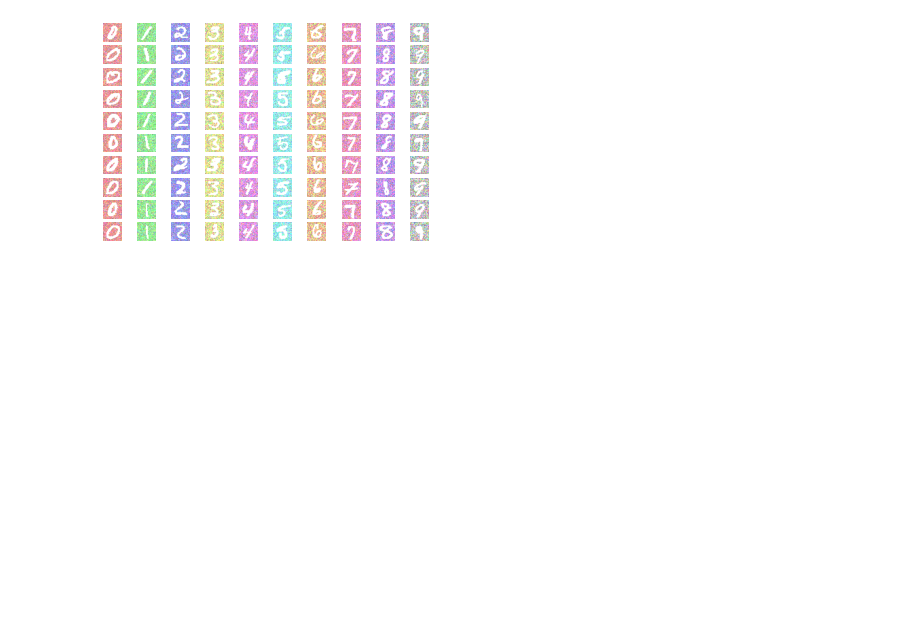
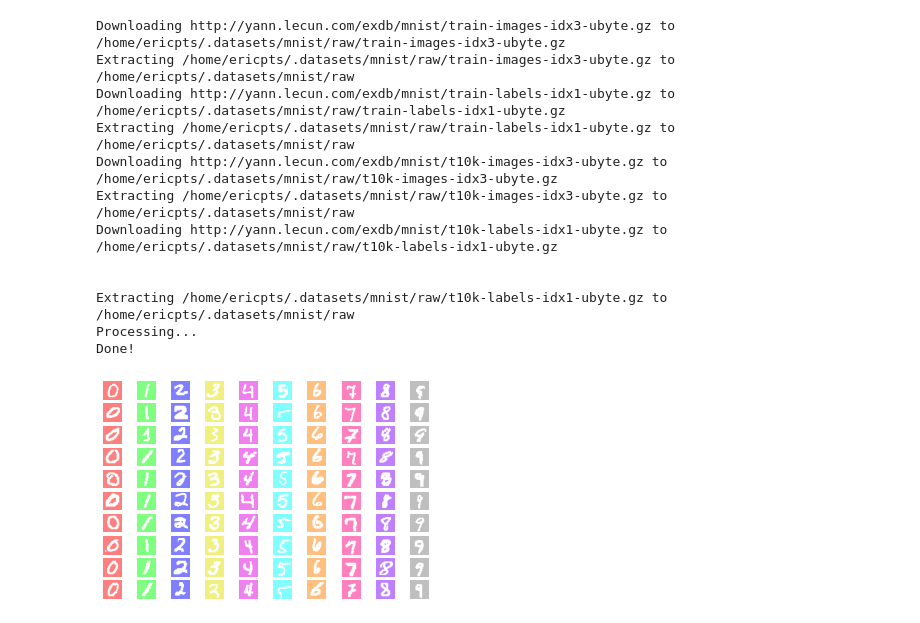
Before and after one commit to ericpts/hsic, a Jupyter notebook: Explore_data.ipynb, the cells around one changed output. Saved outputs shown, nothing was run; the diff lists cells and outputs as text; code cells hidden in the pictures; blank space fills up the shorter version.

```diff
--- a/Explore_data.ipynb
+++ b/Explore_data.ipynb
@@ -10,10 +10,22 @@ gin.enter_interactive_mode()
 # %%
 gin.bind_parameter('BiasedMnistProblem.filter_for_digits', list(range(10)))
 gin.bind_parameter('BiasedMnistProblem.training_data_label_correlation', 1)
-gin.bind_parameter('BiasedMnistProblem.background_noise_level', 200)
+gin.bind_parameter('BiasedMnistProblem.background_noise_level', 0)
 
 D_train = lib_biased_mnist.BiasedMnistProblem().generate_training_data()
 X, y = next(D_train.batch(10_000).as_numpy_iterator())
 lib_analysis.plot_digit_grid(X, y)
 # %% [output]
+Downloading http://yann.lecun.com/exdb/mnist/train-images-idx3-ubyte.gz to /home/ericpts/.datasets/mnist/raw/train-images-idx3-ubyte.gz
+Extracting /home/ericpts/.datasets/mnist/raw/train-images-idx3-ubyte.gz to /home/ericpts/.datasets/mnist/raw
+Downloading http://yann.lecun.com/exdb/mnist/train-labels-idx1-ubyte.gz to /home/ericpts/.datasets/mnist/raw/train-labels-idx1-ubyte.gz
+Extracting /home/ericpts/.datasets/mnist/raw/train-labels-idx1-ubyte.gz to /home/ericpts/.datasets/mnist/raw
+Downloading http://yann.lecun.com/exdb/mnist/t10k-images-idx3-ubyte.gz to /home/ericpts/.datasets/mnist/raw/t10k-images-idx3-ubyte.gz
+Extracting /home/ericpts/.datasets/mnist/raw/t10k-images-idx3-ubyte.gz to /home/ericpts/.datasets/mnist/raw
+Downloading http://yann.lecun.com/exdb/mnist/t10k-labels-idx1-ubyte.gz to /home/ericpts/.datasets/mnist/raw/t10k-labels-idx1-ubyte.gz
+
+
+Extracting /home/ericpts/.datasets/mnist/raw/t10k-labels-idx1-ubyte.gz to /home/ericpts/.datasets/mnist/raw
+Processing...
+Done!
-[figure, old version]
+[figure, new version]
```
Also changed, not shown: parts of 1 cell of this notebook, 8 other files.
